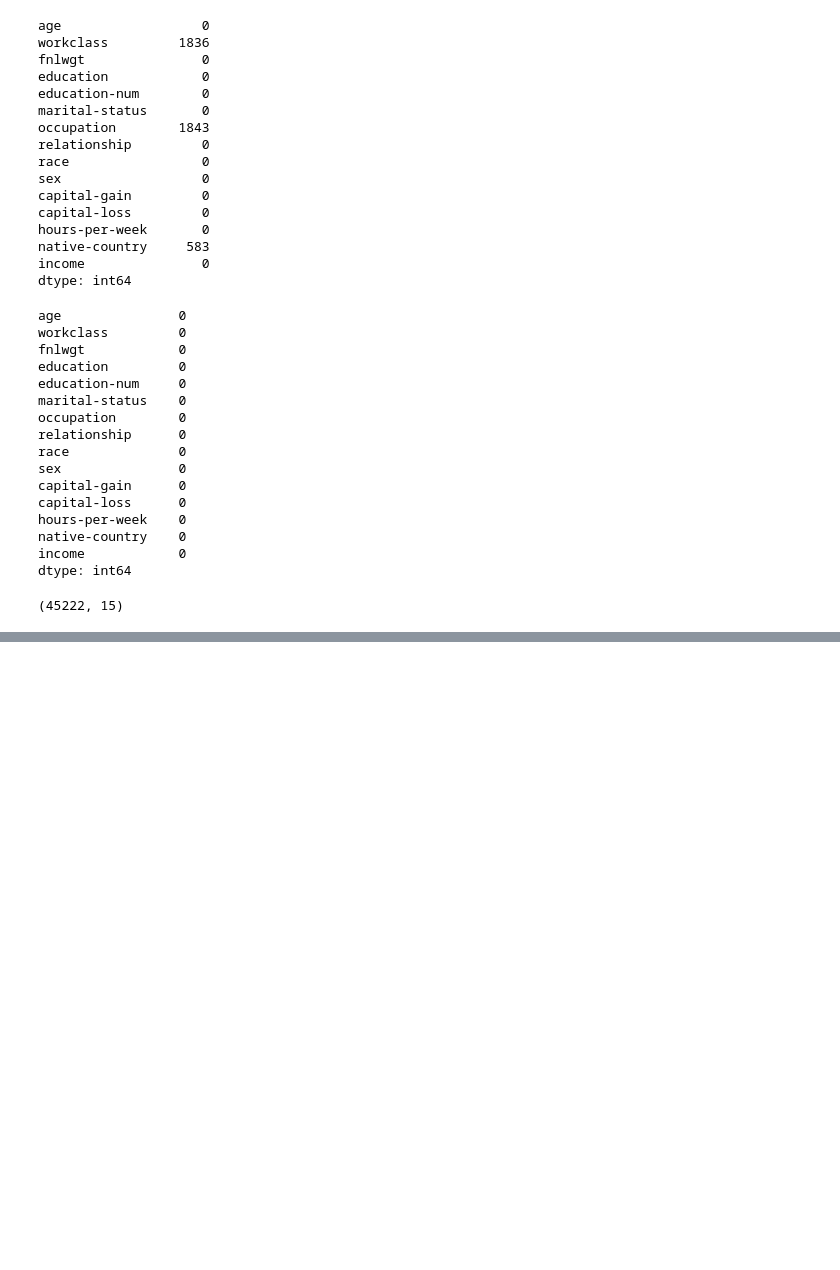
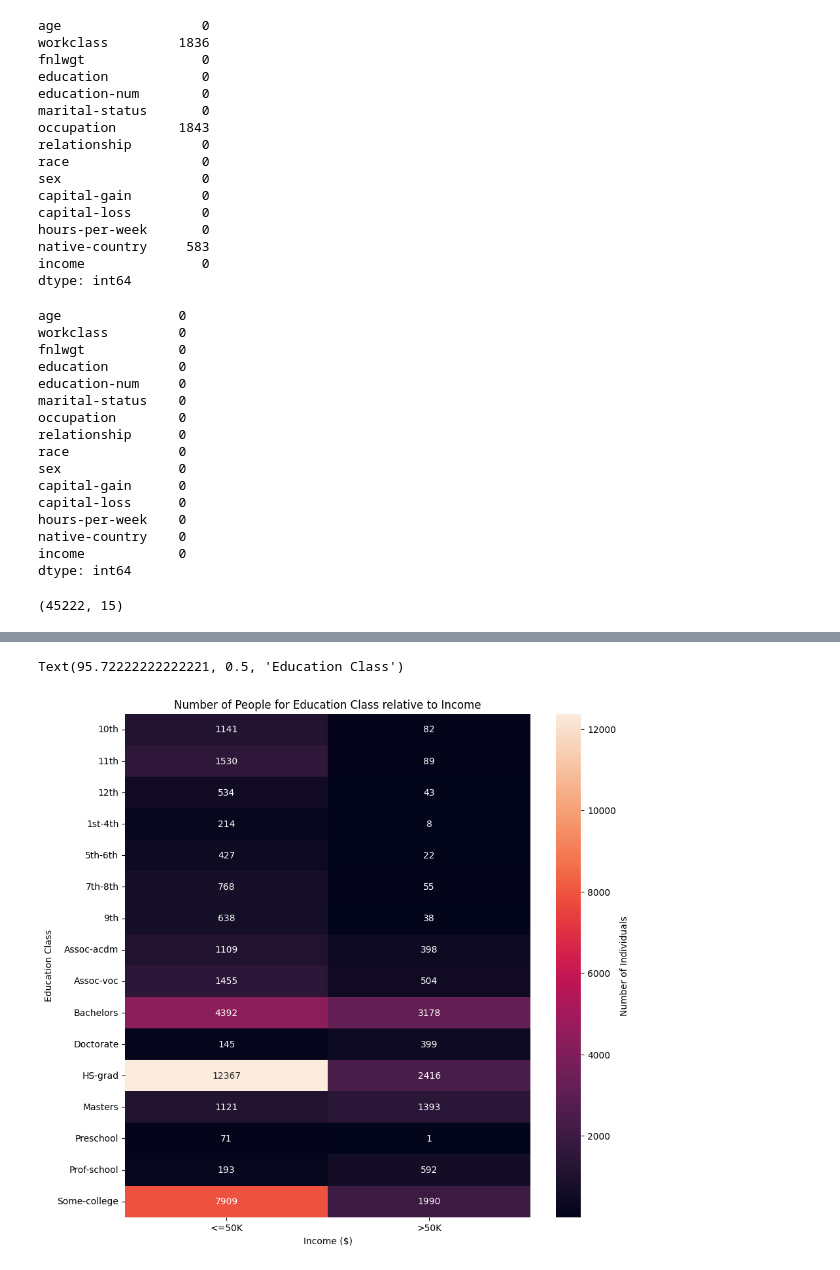
Before and after one commit to sandun94x/census-income-prediction, a Jupyter notebook: pre_processing.ipynb, the cells around one changed output, grey strips where cells are left out. Drawn from its saved outputs; the diff is of its cells as text; code cells hidden in the pictures; blank space fills up the shorter version.

```diff
--- a/pre_processing.ipynb
+++ b/pre_processing.ipynb
@@ -235,0 +265,15 @@ data.to_csv('cleaned_data.csv', index=False)
+# %%
+# Heat map
+plt.figure(figsize=[10,10])
+
+ct_counts = c_data.groupby(['education', 'income']).size()
+ct_counts = ct_counts.reset_index(name = 'count')
+ct_counts = ct_counts.pivot(index = 'education', columns = 'income', values = 'count').fillna(0)
+
+sns.heatmap(ct_counts, annot = True, fmt = '.0f', cbar_kws = {'label' : 'Number of Individuals'})
+plt.title('Number of People for Education Class relative to Income')
+plt.xlabel('Income ($)')
+plt.ylabel('Education Class')
+# %% [output]
+Text(95.72222222222221, 0.5, 'Education Class')
+[figure, added]
```
Also changed, not shown: parts of 7 cells of this notebook.
